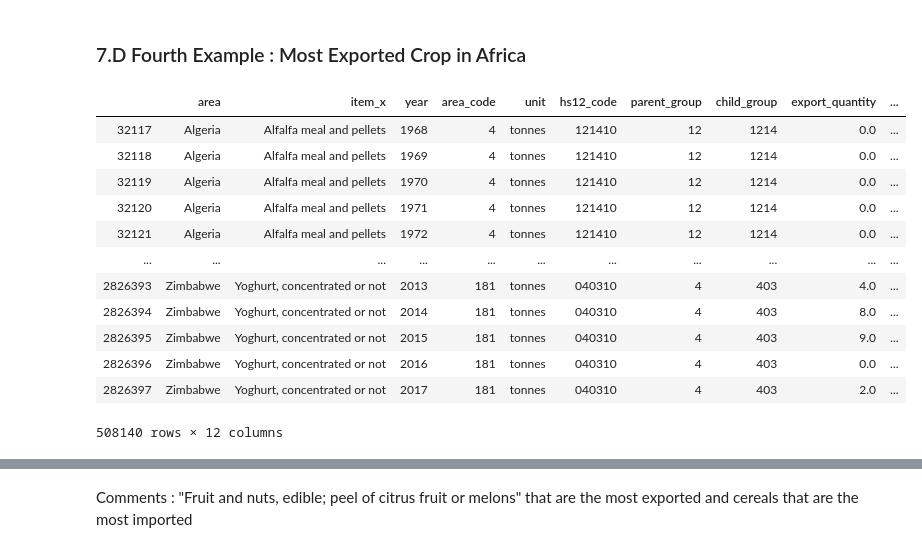
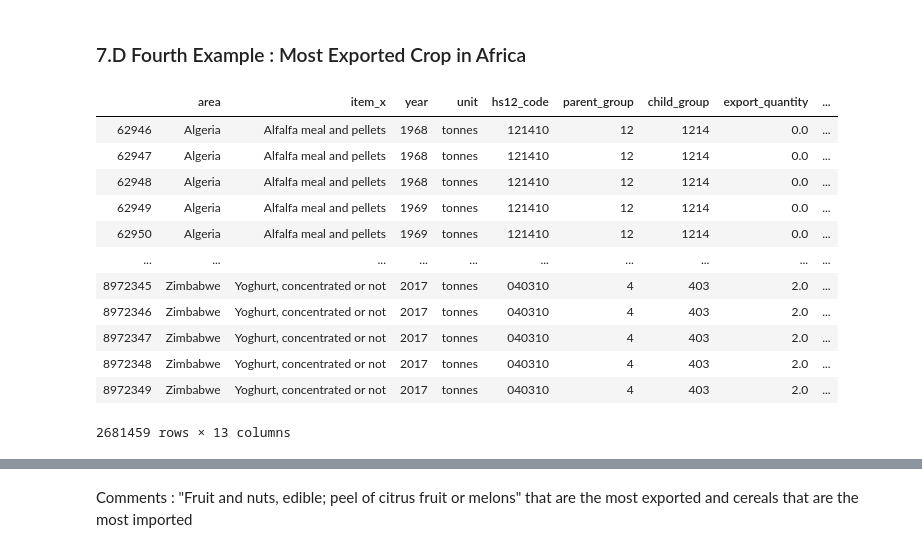
Before and after one commit to dsalathe/jurassic-spark, a Jupyter notebook: Milestone2.ipynb, the cells around one changed output, grey strips where cells are left out. Cells and saved outputs as stored; diff of their text form; code cells hidden in the pictures.

```diff
--- a/Milestone2.ipynb
+++ b/Milestone2.ipynb
@@ -1459,19 +1462,19 @@ ax[1].grid()
 <a id='plots4'></a>
 ### 7.D Fourth Example : Most Exported Crop in Africa
 # %%
-df_import_export[df_import_export['area_code'].isin(dicts.get(list_group[0]))]
+df_import_export[df_import_export['country_code'].isin(dicts.get(list_group[0]))]
 # %% [output]
-|  | area | item_x | year | area_code | unit | hs12_code | parent_group | child_group | export_quantity | ... |
-| 32117 | Algeria | Alfalfa meal and pellets | 1968 | 4 | tonnes | 121410 | 12 | 1214 | 0.0 | ... |
-| 32118 | Algeria | Alfalfa meal and pellets | 1969 | 4 | tonnes | 121410 | 12 | 1214 | 0.0 | ... |
-| 32119 | Algeria | Alfalfa meal and pellets | 1970 | 4 | tonnes | 121410 | 12 | 1214 | 0.0 | ... |
-| 32120 | Algeria | Alfalfa meal and pellets | 1971 | 4 | tonnes | 121410 | 12 | 1214 | 0.0 | ... |
-| 32121 | Algeria | Alfalfa meal and pellets | 1972 | 4 | tonnes | 121410 | 12 | 1214 | 0.0 | ... |
-| ... | ... | ... | ... | ... | ... | ... | ... | ... | ... | ... |
-| 2826393 | Zimbabwe | Yoghurt, concentrated or not | 2013 | 181 | tonnes | 040310 | 4 | 403 | 4.0 | ... |
-| 2826394 | Zimbabwe | Yoghurt, concentrated or not | 2014 | 181 | tonnes | 040310 | 4 | 403 | 8.0 | ... |
-| 2826395 | Zimbabwe | Yoghurt, concentrated or not | 2015 | 181 | tonnes | 040310 | 4 | 403 | 9.0 | ... |
-| 2826396 | Zimbabwe | Yoghurt, concentrated or not | 2016 | 181 | tonnes | 040310 | 4 | 403 | 0.0 | ... |
-| 2826397 | Zimbabwe | Yoghurt, concentrated or not | 2017 | 181 | tonnes | 040310 | 4 | 403 | 2.0 | ... |
+|  | area | item_x | year | unit | hs12_code | parent_group | child_group | export_quantity | ... |
+| 62946 | Algeria | Alfalfa meal and pellets | 1968 | tonnes | 121410 | 12 | 1214 | 0.0 | ... |
+| 62947 | Algeria | Alfalfa meal and pellets | 1968 | tonnes | 121410 | 12 | 1214 | 0.0 | ... |
+| 62948 | Algeria | Alfalfa meal and pellets | 1968 | tonnes | 121410 | 12 | 1214 | 0.0 | ... |
+| 62949 | Algeria | Alfalfa meal and pellets | 1969 | tonnes | 121410 | 12 | 1214 | 0.0 | ... |
+| 62950 | Algeria | Alfalfa meal and pellets | 1969 | tonnes | 121410 | 12 | 1214 | 0.0 | ... |
+| ... | ... | ... | ... | ... | ... | ... | ... | ... | ... |
+| 8972345 | Zimbabwe | Yoghurt, concentrated or not | 2017 | tonnes | 040310 | 4 | 403 | 2.0 | ... |
+| 8972346 | Zimbabwe | Yoghurt, concentrated or not | 2017 | tonnes | 040310 | 4 | 403 | 2.0 | ... |
+| 8972347 | Zimbabwe | Yoghurt, concentrated or not | 2017 | tonnes | 040310 | 4 | 403 | 2.0 | ... |
+| 8972348 | Zimbabwe | Yoghurt, concentrated or not | 2017 | tonnes | 040310 | 4 | 403 | 2.0 | ... |
+| 8972349 | Zimbabwe | Yoghurt, concentrated or not | 2017 | tonnes | 040310 | 4 | 403 | 2.0 | ... |
-508140 rows × 12 columns
+2681459 rows × 13 columns
 # %%
```
Also changed, not shown: parts of 34 cells of this notebook, 2 other files.
